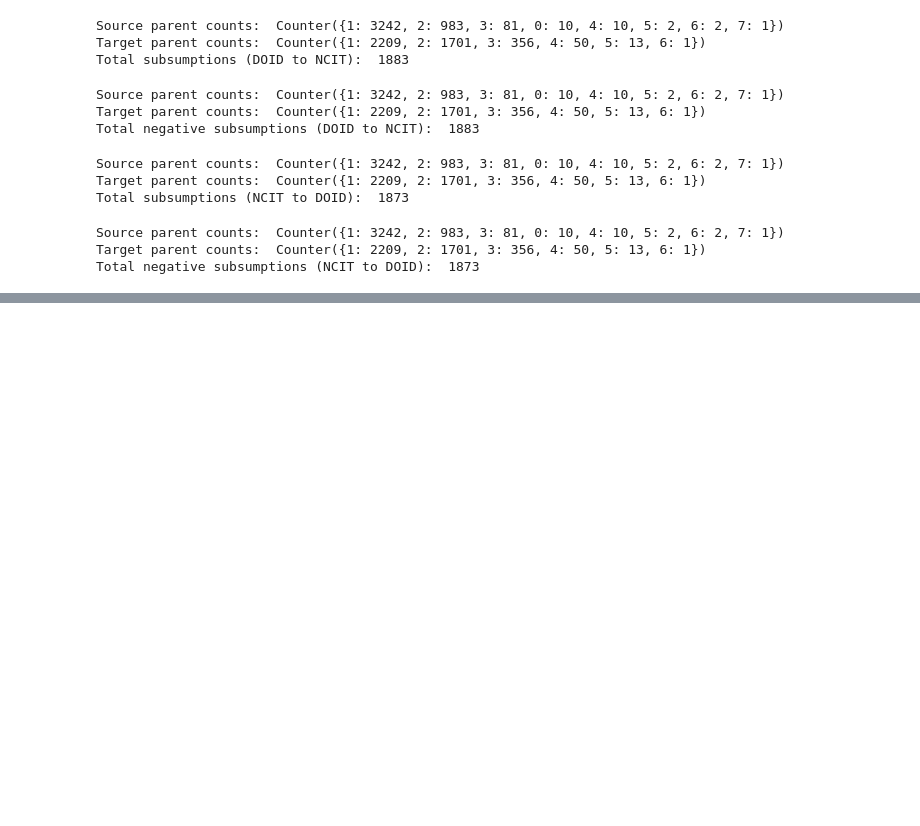
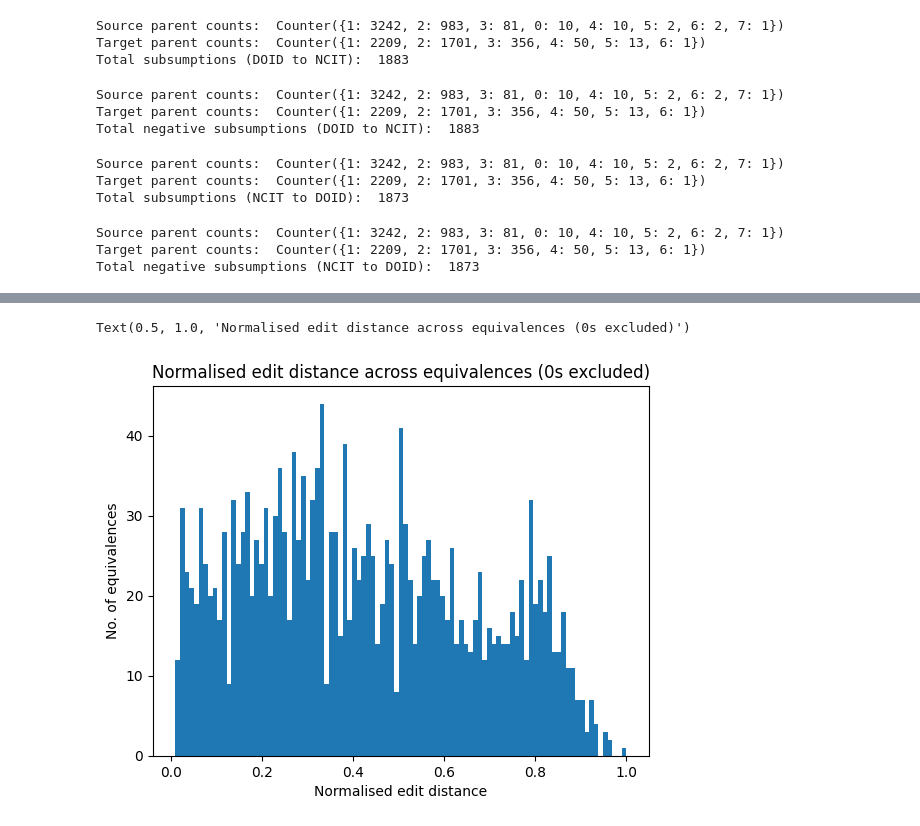
Before and after one commit to stellaevat/ontology-mapping, a Jupyter notebook: colabs/load_and_extract.ipynb, the cells around one changed output, grey strips where cells are left out. Cells and saved outputs as stored; diff of their text form; code cells hidden in the pictures; blank space fills up the shorter version.

```diff
--- a/colabs/load_and_extract.ipynb
+++ b/colabs/load_and_extract.ipynb
@@ -158,0 +206,8 @@ write_mappings(neg_ncit_to_doid_subs, "neg_subs_ncit2doid.csv")
+# %%
+plt.hist(normalised[normalised != 0], bins=len(norm_distribution))
+plt.xlabel("Normalised edit distance")
+plt.ylabel("No. of equivalences")
+plt.title("Normalised edit distance across equivalences (0s excluded)")
+# %% [output]
+Text(0.5, 1.0, 'Normalised edit distance across equivalences (0s excluded)')
+[figure, added]
```
Also changed, not shown: parts of 28 cells of this notebook.
